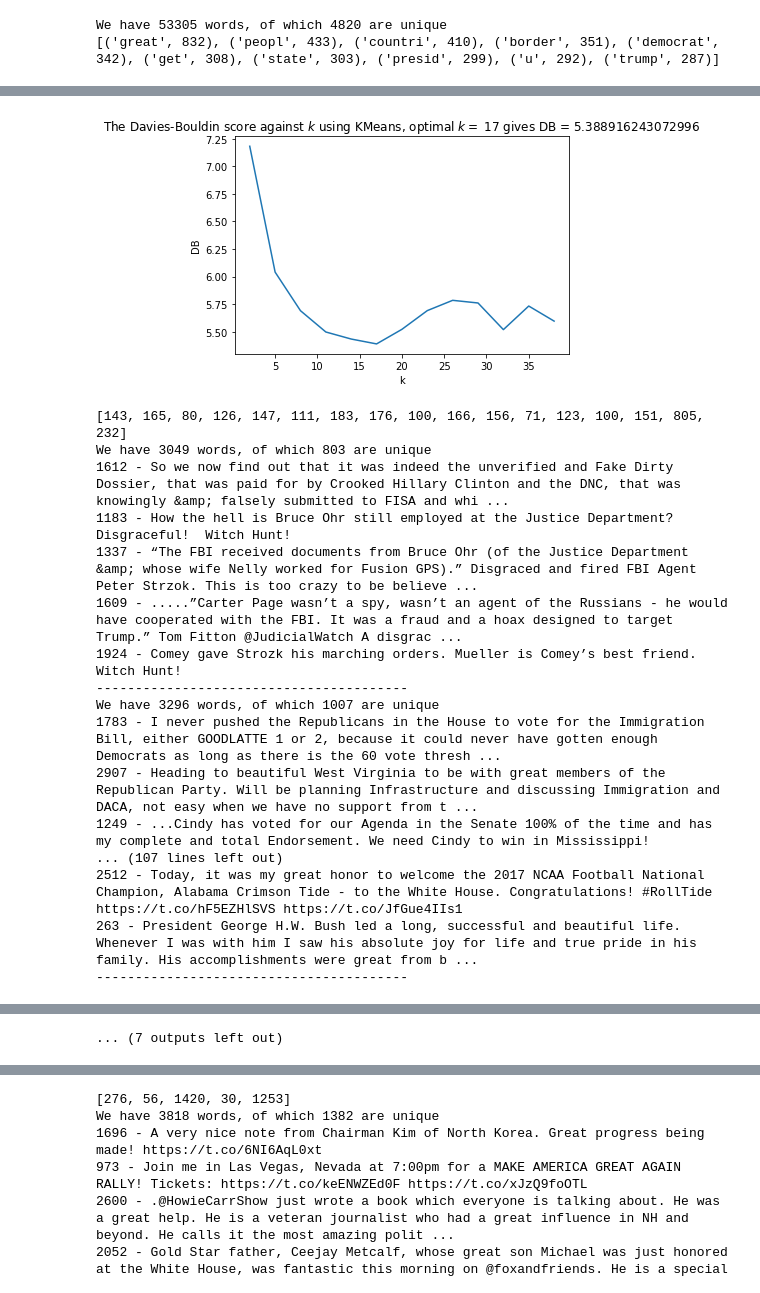
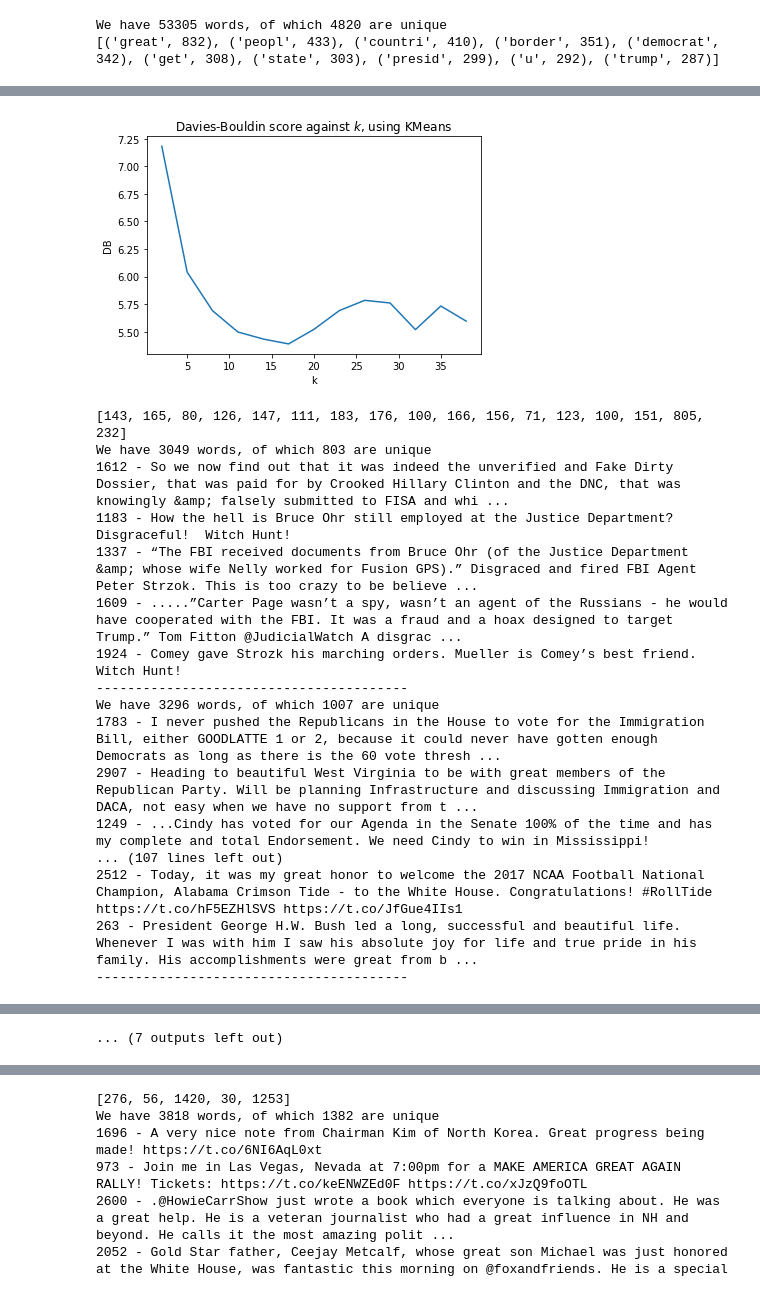
Before and after one commit to RojerGS/DataScience, a Jupyter notebook: TrumpTweetsClustering/oneHotPCA.ipynb, the cells around one changed output, grey strips where cells are left out. Saved outputs shown, nothing was run; the diff lists cells and outputs as text; code cells hidden in the pictures.

```diff
--- a/TrumpTweetsClustering/oneHotPCA.ipynb
+++ b/TrumpTweetsClustering/oneHotPCA.ipynb
@@ -138,35 +142,35 @@ plt.show()
 # %%
 reduced = get_pca(20)
 
 # apply the KMeans algorithm to the reduced data for different values of K
 K = range(2,40,3)
 DB = np.zeros_like(K).astype(float)
 for i, k in enumerate(K):
     kmeans = KMeans(n_clusters = k, random_state=73).fit(reduced)
     with np.errstate(divide='ignore'):
         DB[i] = davies_bouldin_score(mat, kmeans.labels_)
 k_opt = K[np.argmin(DB)]
 plt.plot(K,DB)
 plt.xlabel('k')
 plt.ylabel('DB')
-plt.title(f'The Davies-Bouldin score against $k$ using KMeans, optimal $k = $ {k_opt} gives DB = {np.min(DB)}')
+plt.title(f'Davies-Bouldin score against $k$, using KMeans')
 plt.show()
 
 
 kmeans = KMeans(n_clusters = k_opt, random_state=73).fit(reduced)
 sk_clusters = [[] for i in range(max(kmeans.labels_+1))]
 for idx, lbl in enumerate(kmeans.labels_):
     sk_clusters[lbl].append(idx)
 
 print(list(map(len, sk_clusters)))
 
 
 
 random.seed(52345234)
 # take some random tweets from every cluster
 explore_clusters(sk_clusters)
 # %% [output]
-[figure, old version]
+[figure, new version]
 [143, 165, 80, 126, 147, 111, 183, 176, 100, 166, 156, 71, 123, 100, 151, 805, 232]
 We have 3049 words, of which 803 are unique
 1612 - So we now find out that it was indeed the unverified and Fake Dirty Dossier, that was paid for by Crooked Hillary Clinton and the DNC, that was knowingly &amp; falsely submitted to FISA and whi ...
```
Also changed, not shown: parts of 4 cells of this notebook, 7 other files.
